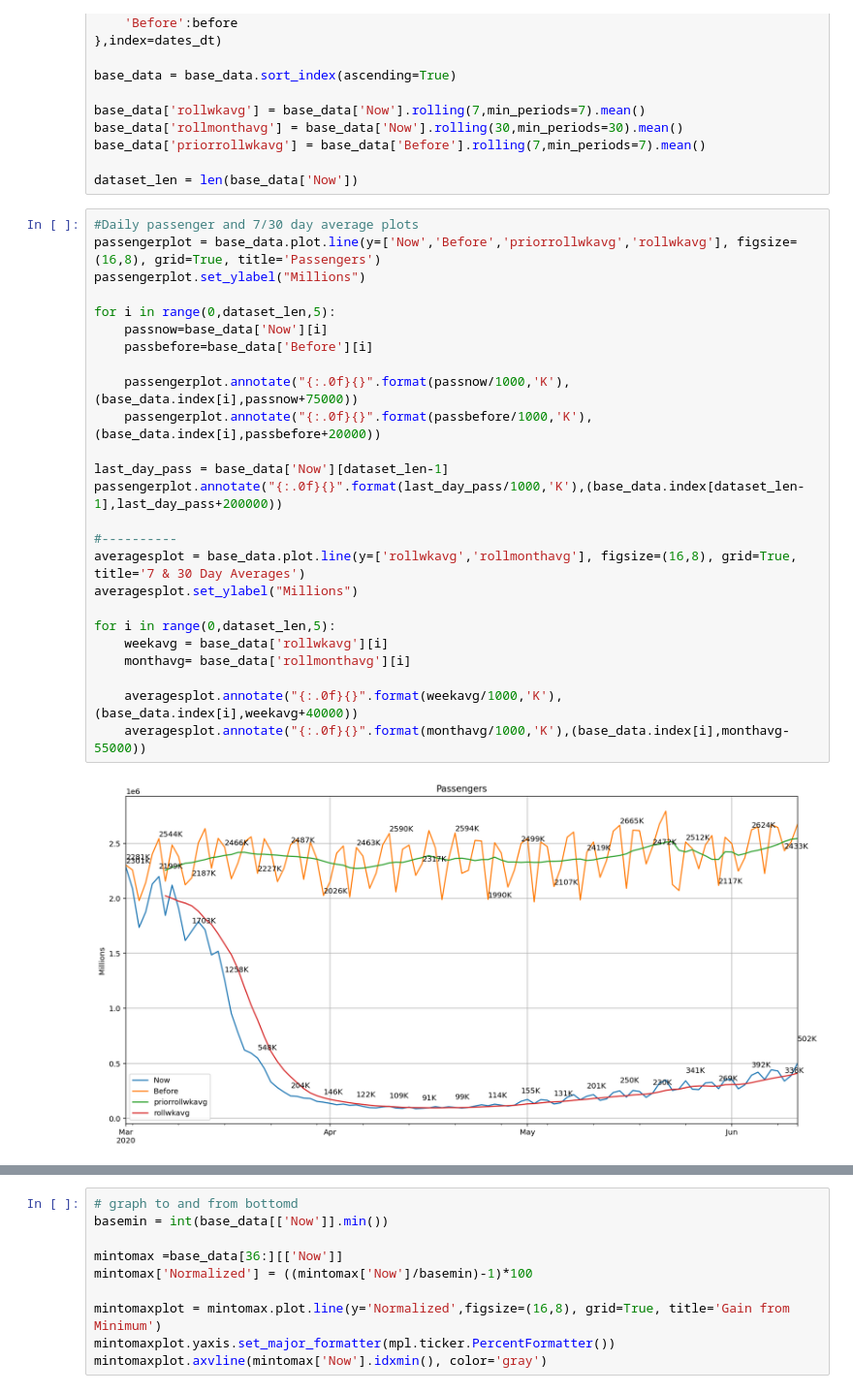
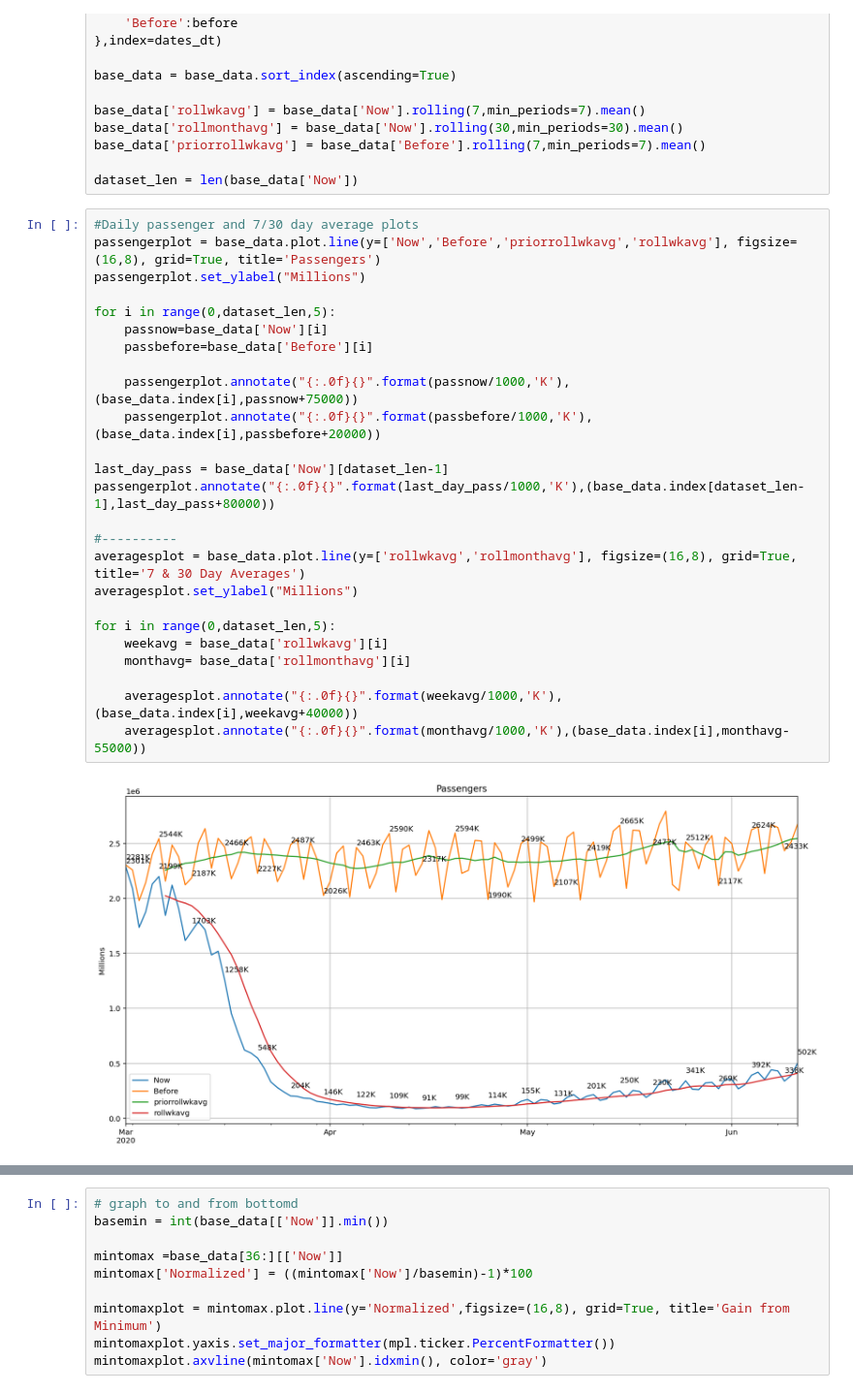
Before and after one commit to rvillacis/TSAData, a Jupyter notebook: TSAdata/TSADataJupyter.ipynb, the cells around one changed output, grey strips where cells are left out. Shown at 97% size. Saved outputs shown, nothing was run; the diff lists cells and outputs as text.

```diff
--- a/TSAdata/TSADataJupyter.ipynb
+++ b/TSAdata/TSADataJupyter.ipynb
@@ -55,30 +55,30 @@ dataset_len = len(base_data['Now'])
 # %%
 #Daily passenger and 7/30 day average plots
 passengerplot = base_data.plot.line(y=['Now','Before','priorrollwkavg','rollwkavg'], figsize=(16,8), grid=True, title='Passengers')
 passengerplot.set_ylabel("Millions")
 
 for i in range(0,dataset_len,5):
     passnow=base_data['Now'][i]
     passbefore=base_data['Before'][i]
 
     passengerplot.annotate("{:.0f}{}".format(passnow/1000,'K'),(base_data.index[i],passnow+75000))
     passengerplot.annotate("{:.0f}{}".format(passbefore/1000,'K'),(base_data.index[i],passbefore+20000))
 
 last_day_pass = base_data['Now'][dataset_len-1]
-passengerplot.annotate("{:.0f}{}".format(last_day_pass/1000,'K'),(base_data.index[dataset_len-1],last_day_pass+200000))
+passengerplot.annotate("{:.0f}{}".format(last_day_pass/1000,'K'),(base_data.index[dataset_len-1],last_day_pass+80000))
 
 #----------
 averagesplot = base_data.plot.line(y=['rollwkavg','rollmonthavg'], figsize=(16,8), grid=True, title='7 & 30 Day Averages')
 averagesplot.set_ylabel("Millions")
 
 for i in range(0,dataset_len,5):
     weekavg = base_data['rollwkavg'][i]
     monthavg= base_data['rollmonthavg'][i]
 
     averagesplot.annotate("{:.0f}{}".format(weekavg/1000,'K'),(base_data.index[i],weekavg+40000))
     averagesplot.annotate("{:.0f}{}".format(monthavg/1000,'K'),(base_data.index[i],monthavg-55000))
 # %% [output]
-[figure, old version]
+[figure, new version]
 [figure]
 # %%
 #Percentage of last year plot
```
Also changed, not shown: parts of 1 cell of this notebook, 1 other file.
